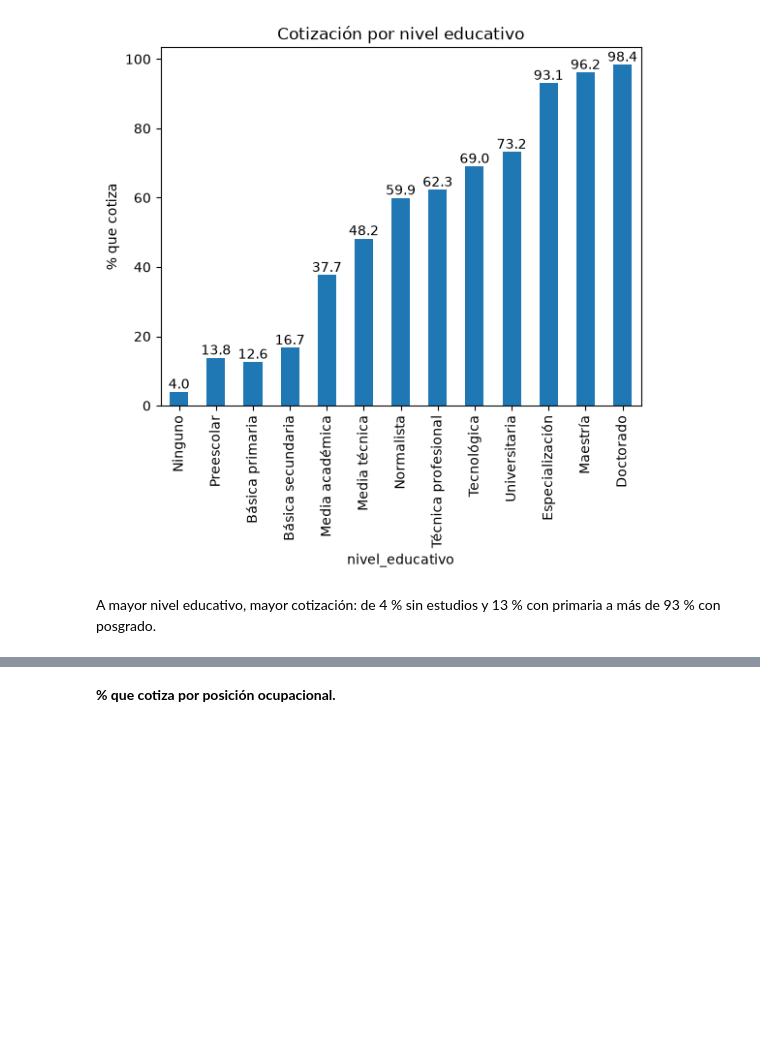
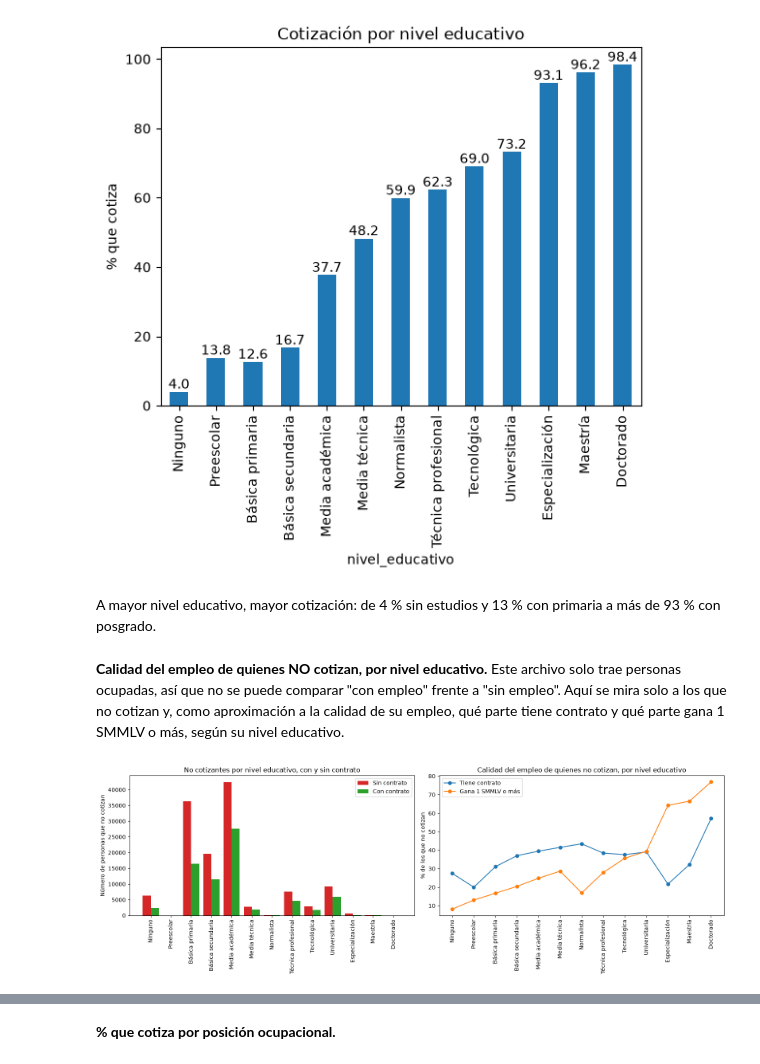
Before and after one commit to BAMUNOZ91/proyecto_1_esp_data_science_ia, a Jupyter notebook: 01_preparacion_eda.ipynb, the cells around one changed output, grey strips where cells are left out. Cells and saved outputs as stored; diff of their text form; code cells hidden in the pictures; blank space fills up the shorter version.

```diff
--- a/01_preparacion_eda.ipynb
+++ b/01_preparacion_eda.ipynb
@@ -436,3 +452,43 @@ plt.show()
 [figure]
 # %% [markdown]
 A mayor nivel educativo, mayor cotización: de 4 % sin estudios y 13 % con primaria a más de 93 % con posgrado.
+# %% [markdown]
+**Calidad del empleo de quienes NO cotizan, por nivel educativo.** Este archivo solo trae personas ocupadas, así que no se puede comparar "con empleo" frente a "sin empleo". Aquí se mira solo a los que no cotizan y, como aproximación a la calidad de su empleo, qué parte tiene contrato y qué parte gana 1 SMMLV o más, según su nivel educativo.
+# %%
+import numpy as np
+
+# Solo quienes NO cotizan a pensión
+d = df[(df['cotiza_pension'] == 0) & (df['nivel_educativo'].isin(orden_edu))].copy()
+niveles = [n for n in orden_edu if n in d['nivel_educativo'].unique()]
+x = np.arange(len(niveles))
+
+fig, axes = plt.subplots(1, 2, figsize=(16, 5.5))
+
+# Izquierda: cuántos no cotizantes hay por nivel educativo, con y sin contrato (barras lado a lado)
+ax = axes[0]
+conteo = d.groupby(['nivel_educativo', 'tiene_contrato']).size().unstack(fill_value=0).reindex(niveles)
+ancho = 0.4
+ax.bar(x - ancho/2, conteo[0], ancho, label='Sin contrato', color='tab:red')
+ax.bar(x + ancho/2, conteo[1], ancho, label='Con contrato', color='tab:green')
+ax.set_xticks(x)
+ax.set_xticklabels(niveles, rotation=90)
+ax.set_ylabel('Número de personas que no cotizan')
+ax.set_title('No cotizantes por nivel educativo, con y sin contrato')
+ax.legend()
+
+# Derecha: calidad del empleo de los que no cotizan
+ax = axes[1]
+ax.plot(x, d.groupby('nivel_educativo')['tiene_contrato'].mean().reindex(niveles) * 100,
+        marker='o', label='Tiene contrato')
+ax.plot(x, d.groupby('nivel_educativo')['gana_1_smmlv_o_mas'].mean().reindex(niveles) * 100,
+        marker='o', label='Gana 1 SMMLV o más')
+ax.set_xticks(x)
+ax.set_xticklabels(niveles, rotation=90)
+ax.set_ylabel('% de los que no cotizan')
+ax.set_title('Calidad del empleo de quienes no cotizan, por nivel educativo')
+ax.legend()
+
+plt.tight_layout()
+plt.show()
+# %% [output]
+[figure, added]
```
Also changed, not shown: parts of 29 cells of this notebook.
